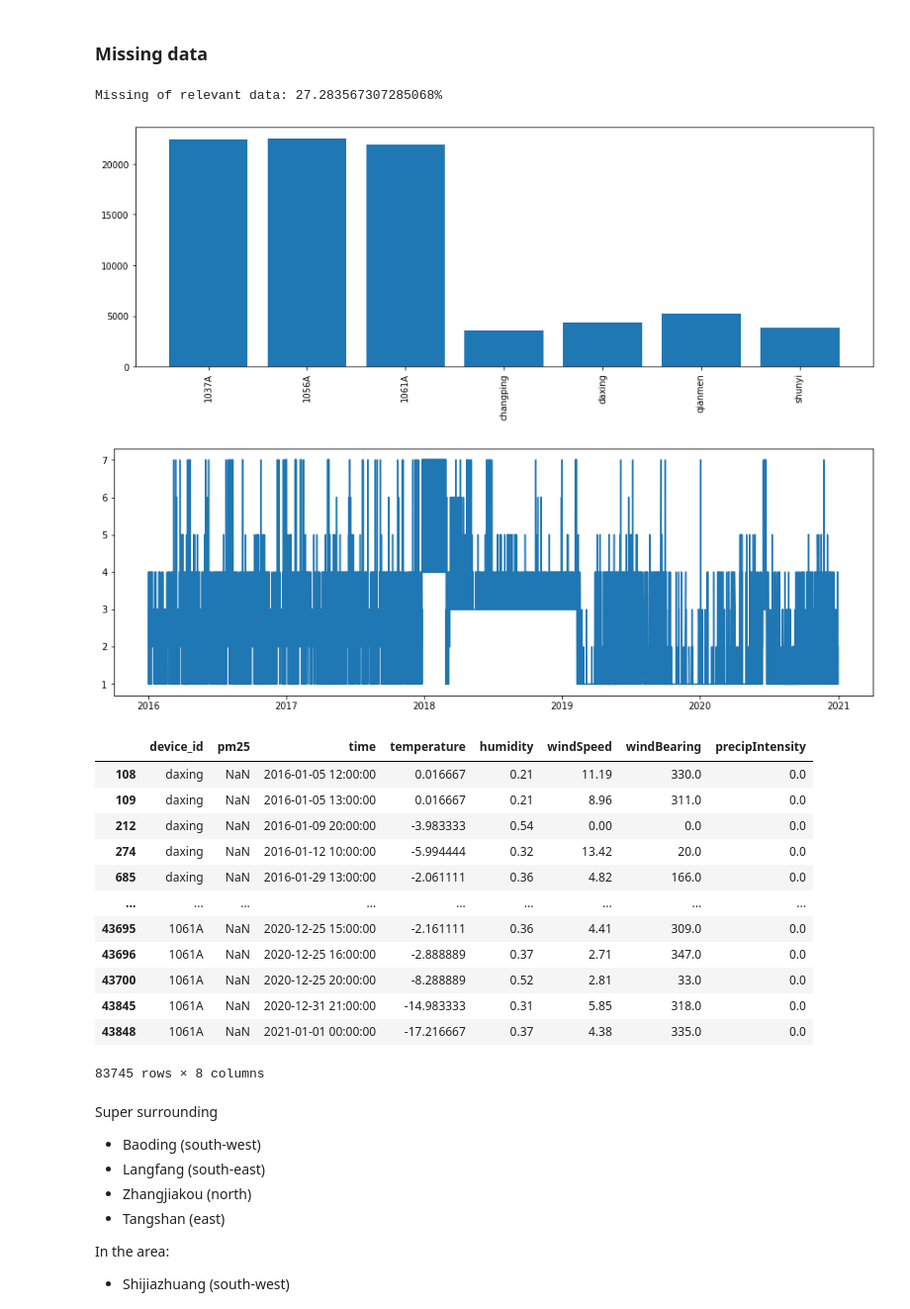
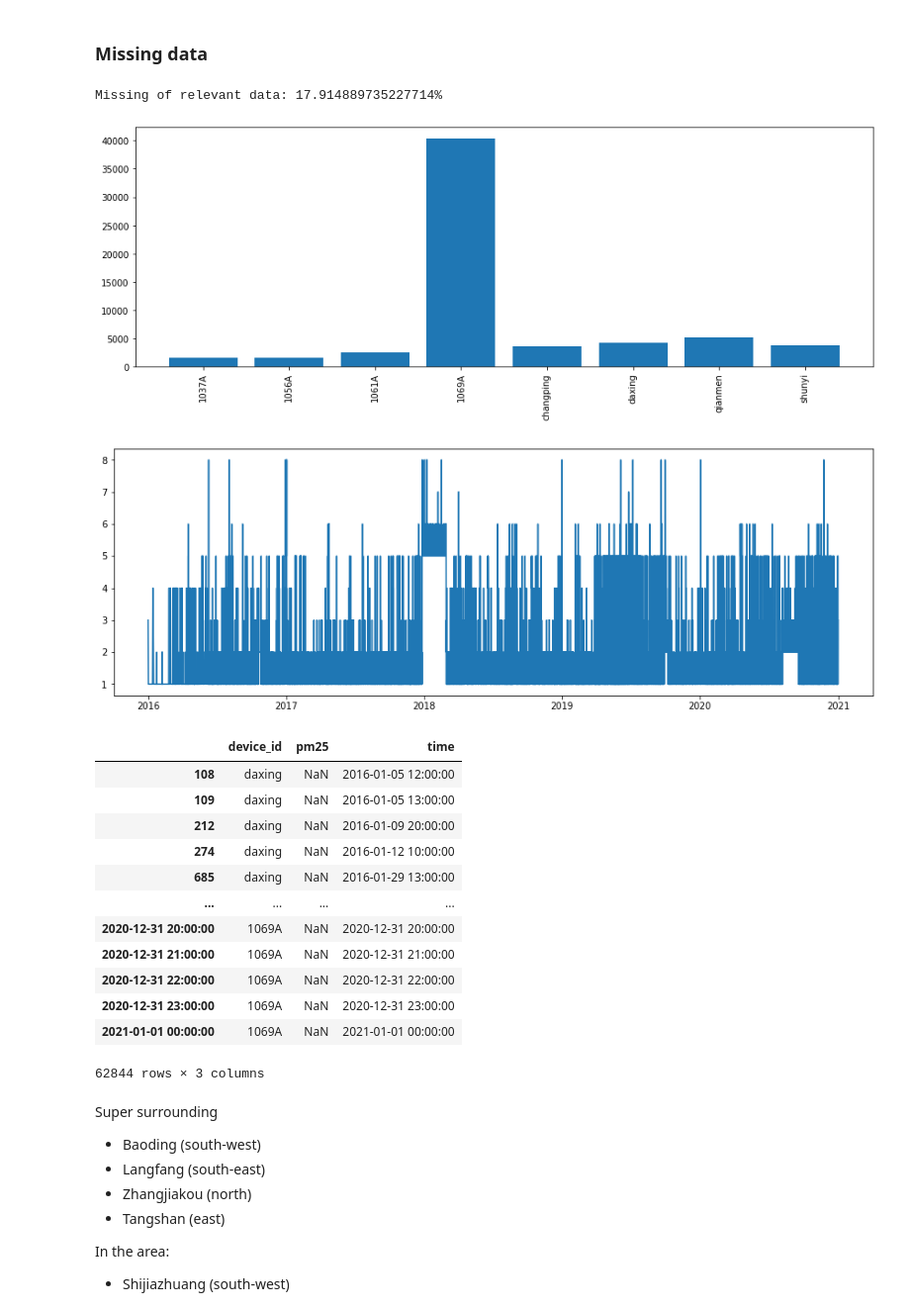
Before and after one commit to deutschmn/split-pollution-sources, a Jupyter notebook: analysis.ipynb, the cells around one changed output. Shown at 99% size. Cells and saved outputs as stored; diff of their text form; code cells hidden in the pictures.

```diff
--- a/analysis.ipynb
+++ b/analysis.ipynb
@@ -240,37 +240,37 @@ def analyse_missing_data(relevant):
 
     return relevant_missing
 # %%
-rel_fields = ['device_id', 'pm25', 'time', 'temperature', 'humidity', 'windSpeed', 'windBearing', 'precipIntensity'
+rel_fields = ['device_id', 'pm25', 'time', #'temperature', 'humidity', 'windSpeed', 'windBearing', 'precipIntensity'
             ]
 rel_devices = [ 'qianmen', 'changping', 'daxing', 'shunyi', # Beijing
                 '1056A', # Baoding
-                # '1069A', # Langfang
+                '1069A', # Langfang
                 '1061A', # Zhangjiakou
                 '1037A', # Tangshan
                 ]
 
 relevant = data.measurements[rel_fields]
 relevant = relevant[relevant['device_id'].isin(rel_devices)]
 
 relevant_missing = analyse_missing_data(relevant)
 relevant_missing
 # %% [output]
-Missing of relevant data: 27.283567307285068%
+Missing of relevant data: 17.914889735227714%
-[figure, old version]
+[figure, new version]
-[figure, old version]
+[figure, new version]
-|  | device_id | pm25 | time | temperature | humidity | windSpeed | windBearing | precipIntensity |
-| 108 | daxing | NaN | 2016-01-05 12:00:00 | 0.016667 | 0.21 | 11.19 | 330.0 | 0.0 |
-| 109 | daxing | NaN | 2016-01-05 13:00:00 | 0.016667 | 0.21 | 8.96 | 311.0 | 0.0 |
-| 212 | daxing | NaN | 2016-01-09 20:00:00 | -3.983333 | 0.54 | 0.00 | 0.0 | 0.0 |
-| 274 | daxing | NaN | 2016-01-12 10:00:00 | -5.994444 | 0.32 | 13.42 | 20.0 | 0.0 |
-| 685 | daxing | NaN | 2016-01-29 13:00:00 | -2.061111 | 0.36 | 4.82 | 166.0 | 0.0 |
-| ... | ... | ... | ... | ... | ... | ... | ... | ... |
-| 43695 | 1061A | NaN | 2020-12-25 15:00:00 | -2.161111 | 0.36 | 4.41 | 309.0 | 0.0 |
-| 43696 | 1061A | NaN | 2020-12-25 16:00:00 | -2.888889 | 0.37 | 2.71 | 347.0 | 0.0 |
-| 43700 | 1061A | NaN | 2020-12-25 20:00:00 | -8.288889 | 0.52 | 2.81 | 33.0 | 0.0 |
-| 43845 | 1061A | NaN | 2020-12-31 21:00:00 | -14.983333 | 0.31 | 5.85 | 318.0 | 0.0 |
-| 43848 | 1061A | NaN | 2021-01-01 00:00:00 | -17.216667 | 0.37 | 4.38 | 335.0 | 0.0 |
+|  | device_id | pm25 | time |
+| 108 | daxing | NaN | 2016-01-05 12:00:00 |
+| 109 | daxing | NaN | 2016-01-05 13:00:00 |
+| 212 | daxing | NaN | 2016-01-09 20:00:00 |
+| 274 | daxing | NaN | 2016-01-12 10:00:00 |
+| 685 | daxing | NaN | 2016-01-29 13:00:00 |
+| ... | ... | ... | ... |
+| 2020-12-31 20:00:00 | 1069A | NaN | 2020-12-31 20:00:00 |
+| 2020-12-31 21:00:00 | 1069A | NaN | 2020-12-31 21:00:00 |
+| 2020-12-31 22:00:00 | 1069A | NaN | 2020-12-31 22:00:00 |
+| 2020-12-31 23:00:00 | 1069A | NaN | 2020-12-31 23:00:00 |
+| 2021-01-01 00:00:00 | 1069A | NaN | 2021-01-01 00:00:00 |
-83745 rows × 8 columns
+62844 rows × 3 columns
 # %%
 show_sensor_map(data.metadata)
 # %% [markdown]
```
Also changed, not shown: 1 other file.
